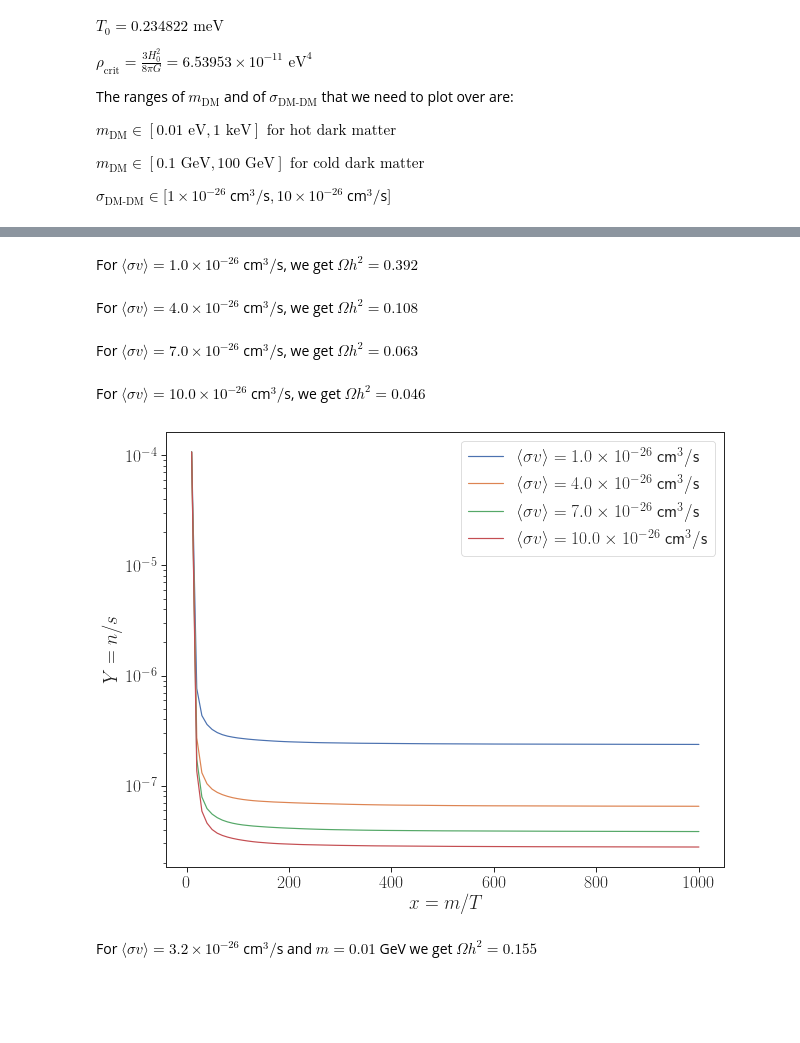
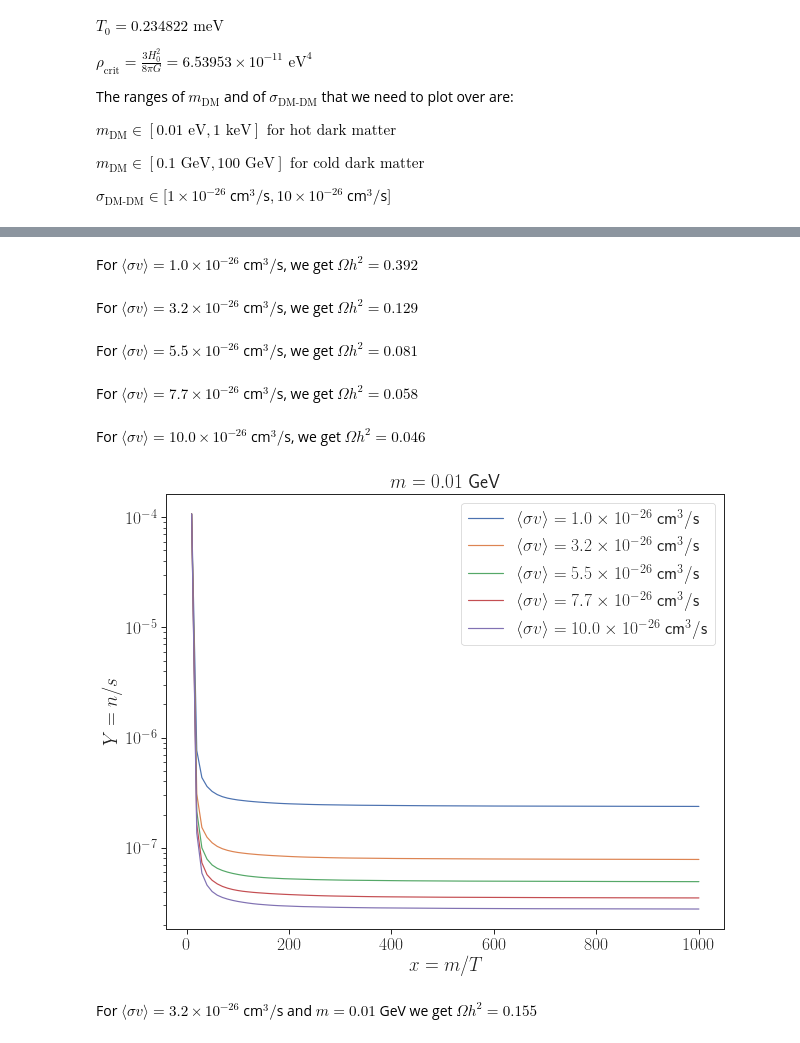
Before and after one commit to adam-coogan/gss19_subhalos, a Jupyter notebook: week_1/andre.ipynb, the cells around one changed output, grey strips where cells are left out. Drawn from its saved outputs; the diff is of its cells as text; code cells hidden in the pictures; blank space fills up the shorter version.

```diff
--- a/week_1/andre.ipynb
+++ b/week_1/andre.ipynb
@@ -154,7 +154,7 @@ h=0.7
 
 def lamb(m,sigmav):
     """
-    Returns lambda parameter from different equation
+    Returns lambda parameter from differential equation
     """
     return 2.76e35*m*(sigmav)
 
@@ -227,23 +228,25 @@ For $m = 100.0$ GeV, we get $\Omega h^2 = 0.226$
 # %%
 # Plotting Y(sigmav)
-sigmavs = np.linspace(1e-26,1e-25,num=4)
+sigmavs = np.linspace(1e-26,1e-25,num=5)
 plt.figure(figsize=(10,8))
 for sigmav in sigmavs:
     Y, xs, omegah2 = solver(sigmav=sigmav)
     plt.plot(xs, Y, label=r"$\langle\sigma v\rangle = "+str(round(sigmav*10**26,1))+"\\times 10^{-26} $ cm$^3/$s")
     display(Latex(r"For $\langle\sigma v\rangle = "+str(round(sigmav*10**26,1))+"\\times 10^{-26} $ cm$^3/$s, we get $\Omega h^2 = "+str(round(omegah2,3))+"$"))
 plt.yscale('log')
 plt.xscale('linear')
 plt.ylabel(r'$Y=n/s$')
 plt.xlabel(r'$x=m/T$')
+plt.title(r"$m="+str(0.01)+"$ GeV")
 plt.legend()
 plt.show()
 # %% [output]
 For $\langle\sigma v\rangle = 1.0\times 10^{-26} $ cm$^3/$s, we get $\Omega h^2 = 0.392$
-For $\langle\sigma v\rangle = 4.0\times 10^{-26} $ cm$^3/$s, we get $\Omega h^2 = 0.108$
+For $\langle\sigma v\rangle = 3.2\times 10^{-26} $ cm$^3/$s, we get $\Omega h^2 = 0.129$
-For $\langle\sigma v\rangle = 7.0\times 10^{-26} $ cm$^3/$s, we get $\Omega h^2 = 0.063$
+For $\langle\sigma v\rangle = 5.5\times 10^{-26} $ cm$^3/$s, we get $\Omega h^2 = 0.081$
-For $\langle\sigma v\rangle = 10.0\times 10^{-26} $ cm$^3/$s, we get $\Omega h^2 = 0.046$
+For $\langle\sigma v\rangle = 7.7\times 10^{-26} $ cm$^3/$s, we get $\Omega h^2 = 0.058$
+For $\langle\sigma v\rangle = 10.0\times 10^{-26} $ cm$^3/$s, we get $\Omega h^2 = 0.046$
-[figure, old version]
+[figure, new version]
 # %%
 # Comparing instantaneous decoupling to gradual decoupling:
 T_fo = 0.739885e6
```
Also changed, not shown: parts of 1 cell of this notebook.
